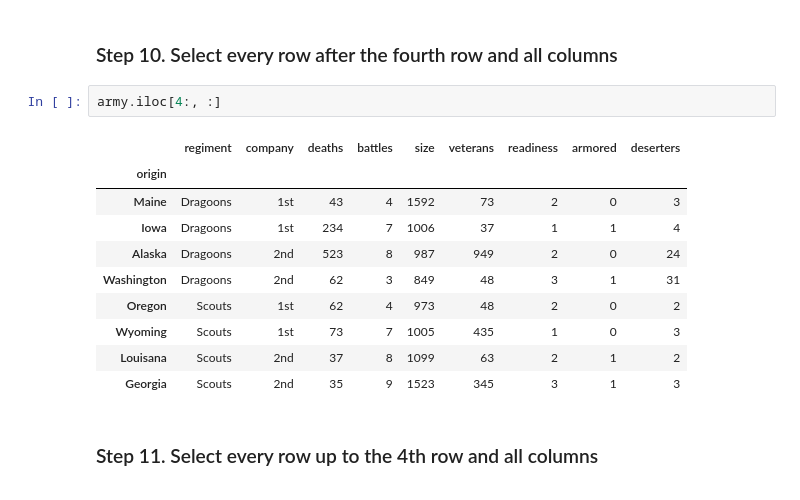
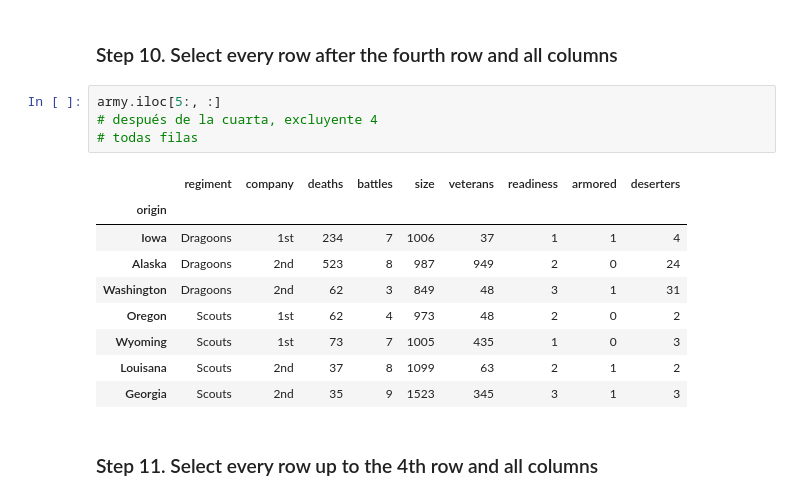
Before and after one commit to irenetite/2026-02-BILBAO-FT-Data-Science, a Jupyter notebook: 2-Data_Analysis/2-Pandas/Practica/2-Fictional_Army/irene_Fictional Army.ipynb, the cells around one changed output. Saved outputs shown, nothing was run; the diff lists cells and outputs as text.

```diff
--- a/2-Data_Analysis/2-Pandas/Practica/2-Fictional_Army/irene_Fictional Army.ipynb
+++ b/2-Data_Analysis/2-Pandas/Practica/2-Fictional_Army/irene_Fictional Army.ipynb
@@ -127,18 +160,19 @@ army.iloc[3:8, 3:7]
 # %% [markdown]
 ### Step 10. Select every row after the fourth row and all columns
-# %%
-army.iloc[4:, :]
-# %% [output]
-|  | regiment | company | deaths | battles | size | veterans | readiness | armored | deserters |
-| origin |  |  |  |  |  |  |  |  |  |
-| Maine | Dragoons | 1st | 43 | 4 | 1592 | 73 | 2 | 0 | 3 |
-| Iowa | Dragoons | 1st | 234 | 7 | 1006 | 37 | 1 | 1 | 4 |
-| Alaska | Dragoons | 2nd | 523 | 8 | 987 | 949 | 2 | 0 | 24 |
-| Washington | Dragoons | 2nd | 62 | 3 | 849 | 48 | 3 | 1 | 31 |
-| Oregon | Scouts | 1st | 62 | 4 | 973 | 48 | 2 | 0 | 2 |
-| Wyoming | Scouts | 1st | 73 | 7 | 1005 | 435 | 1 | 0 | 3 |
-| Louisana | Scouts | 2nd | 37 | 8 | 1099 | 63 | 2 | 1 | 2 |
-| Georgia | Scouts | 2nd | 35 | 9 | 1523 | 345 | 3 | 1 | 3 |
+# %%
+army.iloc[5:, :]
+# después de la cuarta, excluyente 4
+# todas filas
+# %% [output]
+|  | regiment | company | deaths | battles | size | veterans | readiness | armored | deserters |
+| origin |  |  |  |  |  |  |  |  |  |
+| Iowa | Dragoons | 1st | 234 | 7 | 1006 | 37 | 1 | 1 | 4 |
+| Alaska | Dragoons | 2nd | 523 | 8 | 987 | 949 | 2 | 0 | 24 |
+| Washington | Dragoons | 2nd | 62 | 3 | 849 | 48 | 3 | 1 | 31 |
+| Oregon | Scouts | 1st | 62 | 4 | 973 | 48 | 2 | 0 | 2 |
+| Wyoming | Scouts | 1st | 73 | 7 | 1005 | 435 | 1 | 0 | 3 |
+| Louisana | Scouts | 2nd | 37 | 8 | 1099 | 63 | 2 | 1 | 2 |
+| Georgia | Scouts | 2nd | 35 | 9 | 1523 | 345 | 3 | 1 | 3 |
 # %% [markdown]
 ### Step 11. Select every row up to the 4th row and all columns
 # %%
```
Also changed, not shown: parts of 8 cells of this notebook, 1 other file.
